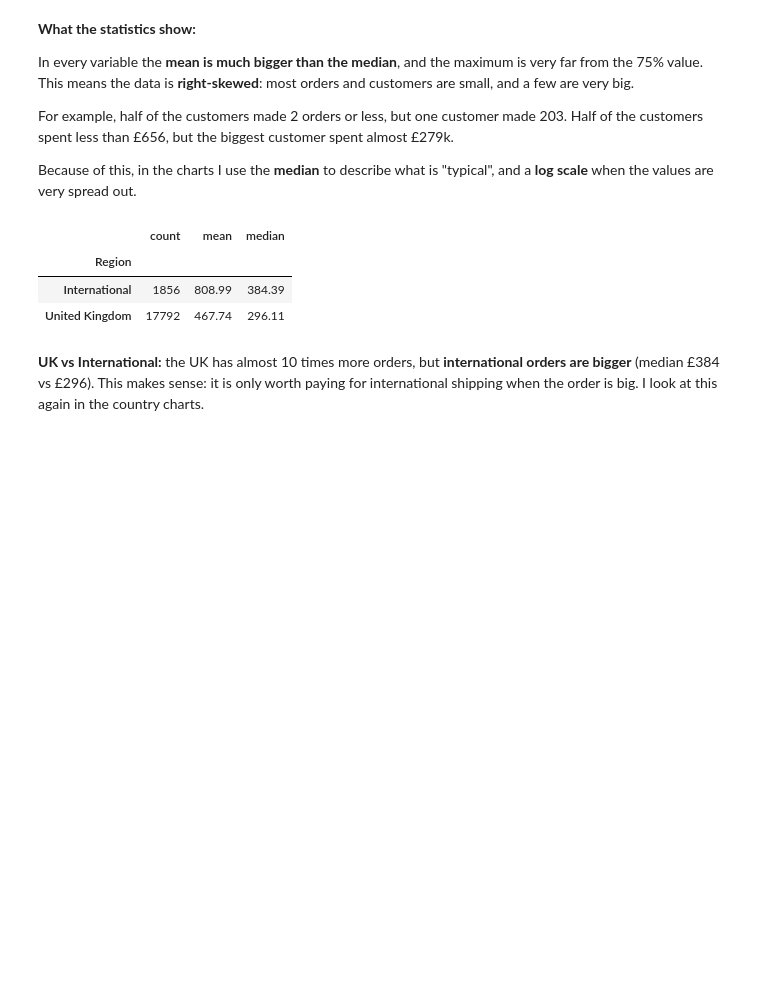
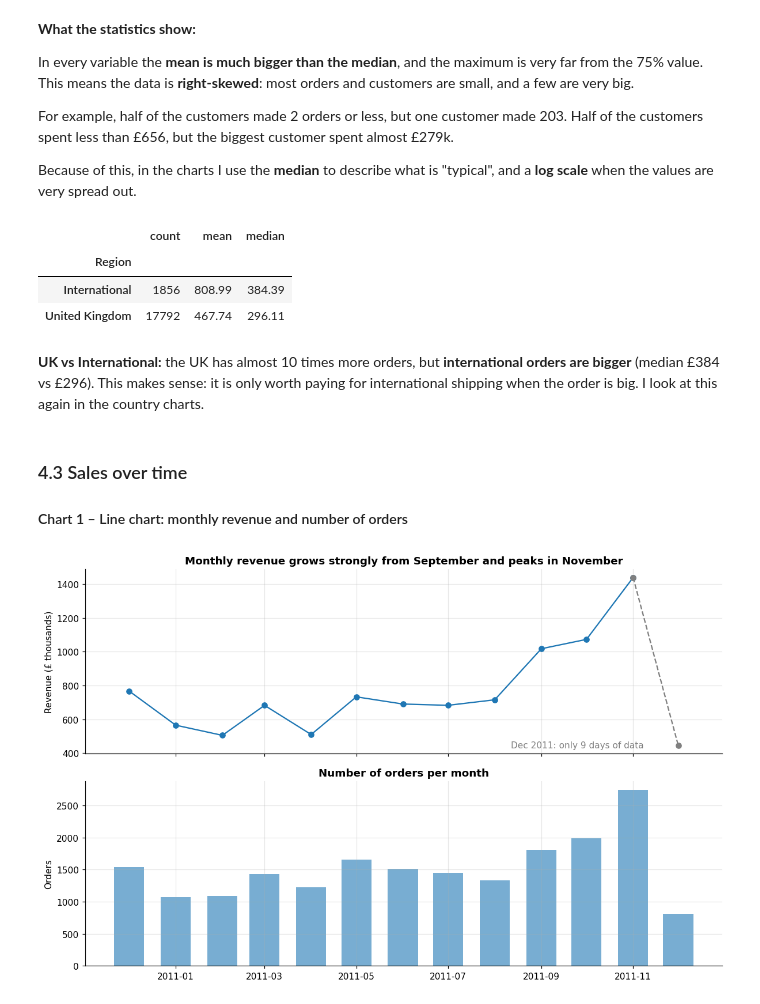
Before and after one commit to 2023357/CA2_Data_Vizualisation, a Jupyter notebook: CA2_Online_Retail.ipynb, the cells around one changed output. Cells and saved outputs as stored; diff of their text form; code cells hidden in the pictures; blank space fills up the shorter version.

Commit message:
Add time-based EDA: monthly revenue trend and weekday-hour heatmap

```diff
--- a/CA2_Online_Retail.ipynb
+++ b/CA2_Online_Retail.ipynb
@@ -666,3 +666,39 @@ orders.groupby("Region")["OrderValue"].agg(["count", "mean", "median"]).round(2)
 | United Kingdom | 17792 | 467.74 | 296.11 |
 # %% [markdown]
 **UK vs International:** the UK has almost 10 times more orders, but **international orders are bigger** (median £384 vs £296). This makes sense: it is only worth paying for international shipping when the order is big. I look at this again in the country charts.
+# %% [markdown]
+### 4.3 Sales over time
+
+#### Chart 1 – Line chart: monthly revenue and number of orders
+# %%
+# MONTHLY REVENUE AND ORDERS
+# resample() groups the data by time period, like in the Tesla example.
+# It needs the date as the index, so I use set_index("InvoiceDate") first.
+# "MS" means "Month Start": each month is labelled with its first day (e.g. 2011-01-01).
+monthly_revenue = df.set_index("InvoiceDate")["Revenue"].resample("MS").sum()
+monthly_orders = orders.set_index("InvoiceDate")["InvoiceNo"].resample("MS").count()
+
+# Two charts, one above the other, sharing the same time axis (sharex=True)
+fig, (ax1, ax2) = plt.subplots(2, 1, figsize=(11, 7), sharex=True)
+
+# Top chart: revenue in £ thousands (divided by 1000 so the axis is easy to read)
+# December 2011 has only 9 days of data, so I draw it grey and dashed so nobody thinks sales crashed.
+ax1.plot(monthly_revenue.index[:-1], monthly_revenue.values[:-1] / 1000, marker="o", color="tab:blue")
+ax1.plot(monthly_revenue.index[-2:], monthly_revenue.values[-2:] / 1000, marker="o", color="grey", linestyle="--")
+ax1.annotate("Dec 2011: only 9 days of data",
+             xy=(monthly_revenue.index[-1], monthly_revenue.values[-1] / 1000),
+             xytext=(-190, 0), textcoords="offset points", color="grey", va="center")
+ax1.set_title("Monthly revenue grows strongly from September and peaks in November")
+ax1.set_ylabel("Revenue (£ thousands)")
+ax1.grid(alpha=0.3)
+
+# Bottom chart: number of orders per month
+ax2.bar(monthly_orders.index, monthly_orders.values, width=20, color="tab:blue", alpha=0.6)
+ax2.set_title("Number of orders per month")
+ax2.set_ylabel("Orders")
+ax2.grid(alpha=0.3)
+
+plt.tight_layout()
+plt.show()
+# %% [output]
+[figure, added]
```
Also changed, not shown: parts of 4 cells of this notebook.
